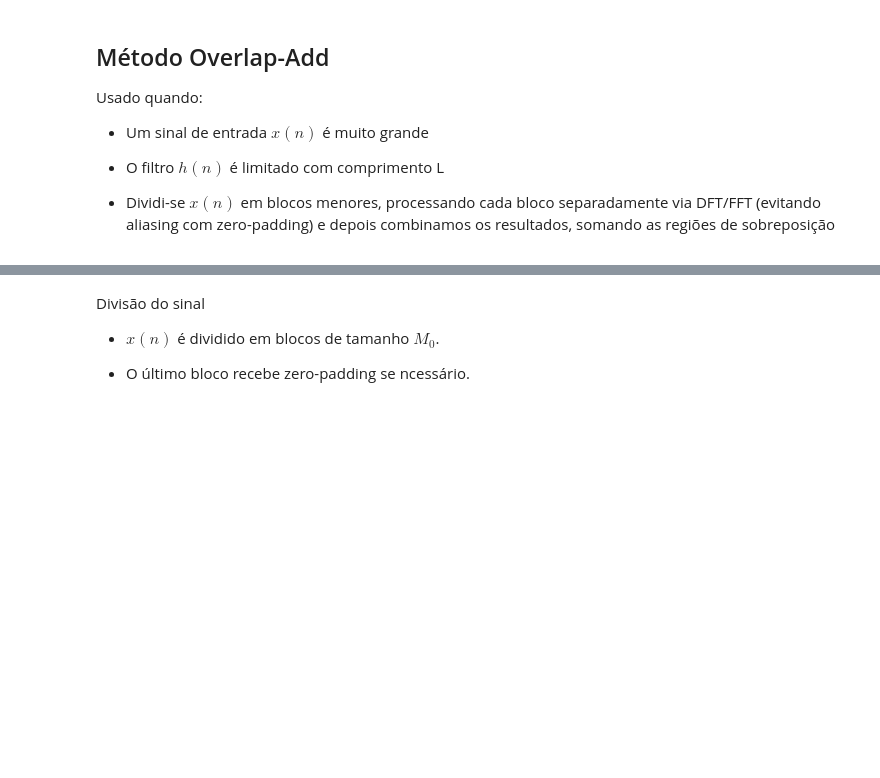
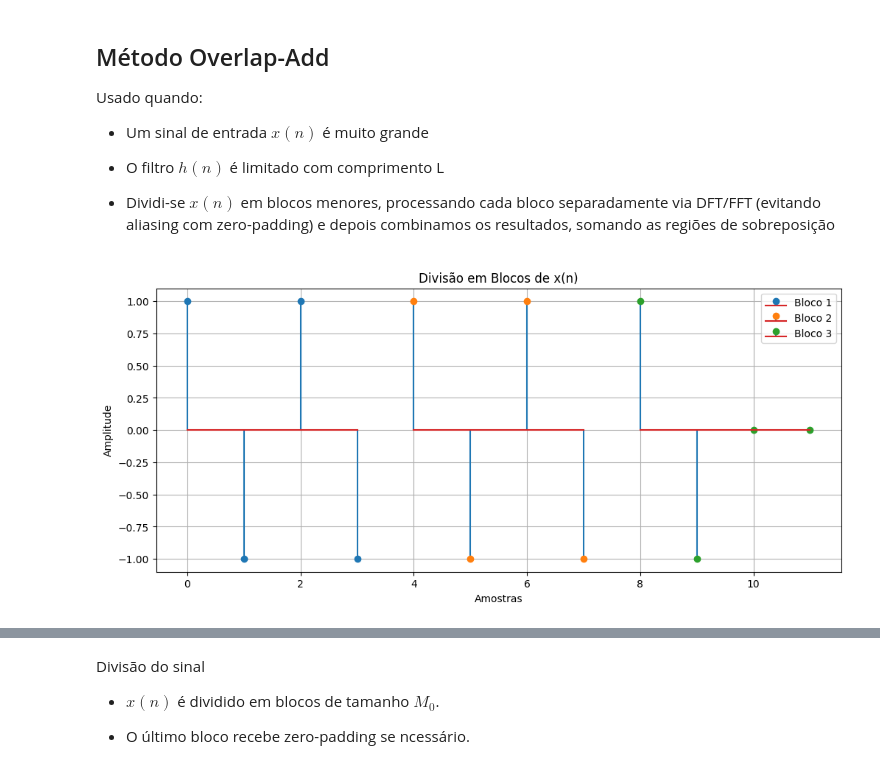
Before and after one commit to ricardofss1/PDS, a Jupyter notebook: ConvolucaoCircular.ipynb, the cells around one changed output, grey strips where cells are left out. Cells and saved outputs as stored; diff of their text form; code cells hidden in the pictures; blank space fills up the shorter version.

```diff
--- a/ConvolucaoCircular.ipynb
+++ b/ConvolucaoCircular.ipynb
@@ -255,3 +255,65 @@ Usado quando:
 - O filtro $h(n)$ é limitado com comprimento L
 
 - Dividi-se $x(n)$ em blocos menores, processando cada bloco separadamente via DFT/FFT (evitando aliasing com zero-padding) e depois combinamos os resultados, somando as regiões de sobreposição
+# %%
+x_n = np.array([1, -1, 1, -1, 1, -1, 1, -1, 1, -1]) # M = 10
+h_n = np.array([1, 1]) # L =2
+
+L = len(h_n)
+M0 = 4 # Tamanho de cada bloco (M0)
+
+num_blocos = int(np.ceil(len(x_n) / M0)) # númnero de blocos arredodado para cima (= 3 blocos)
+
+x_n_padded = zero_padding(x_n, num_blocos * M0 - len(x_n)) # Zero-padding no último bloco
+
+blocos = np.array_split(x_n_padded, num_blocos) # Divisão em 3 blocos de 4 elementos cada
+
+plt.figure(figsize=(12, 5))
+for i, bloco in enumerate(blocos):
+    plt.stem(range(i*M0, i*M0 + len(bloco)), bloco, label=f'Bloco {i+1}', linefmt='')
+plt.title('Divisão em Blocos de x(n)')
+plt.xlabel('Amostras')
+plt.ylabel('Amplitude')
+plt.legend()
+plt.grid(True)
+plt.show()
+
+h_padded = zero_padding(h_n, M0) # adicionar zeros ao h(n) até o tamanho do bloco (M0 = 4)
+h_padded = zero_padding(h_padded) # garantir que seja potencia de 2 para poder calcular com a fft implementada
+H = fft_dec(h_padded)
+
+# armazenar as saídas dos blocos
+y_blocos = []
+
+
+L = len(h_n)
+N = M0 + L - 1 # comprimento da saida da convolução de cada bloco (4 + 2 - 1 = 5)
+
+for bloco in blocos:
+    # Zero-padding no bloco para tamanho N
+    x_bloco_padded = zero_padding(bloco, N - len(bloco))
+    x_bloco_padded = zero_padding(x_bloco_padded)
+
+    # FFT do bloco
+    X = fft_dec(x_bloco_padded)
+
+    # Multiplicação no domínio da frequência
+    Y = X * H
+
+    # retornar ao domínio do tempo com IFFT
+    y_bloco = ifft(Y).real
+
+    y_blocos.append(y_bloco)
+
+# inicializar o sinal de saída
+y = np.zeros(num_blocos * M0 + L - 1)
+# a saida terá comprimento total de M + L - 1 = 10 + 2 - 1 = 11
+
+# Sobrepoe e some os blocos
+for i, y_bloco in enumerate(y_blocos):
+    inicio = i * M0 # posiçao de início do bloco no tempo
+    fim = inicio + N # posiçao de fim (inicio + tamanho da saida)
+    # apenas os primeiros N elementos de y_bloco antes de adicionar
+    y[inicio:fim] += y_bloco[:N] # adiciona o bloco na posiçao correta da saída final
+# %% [output]
+[figure, added]
```
Also changed, not shown: parts of 1 cell of this notebook.
